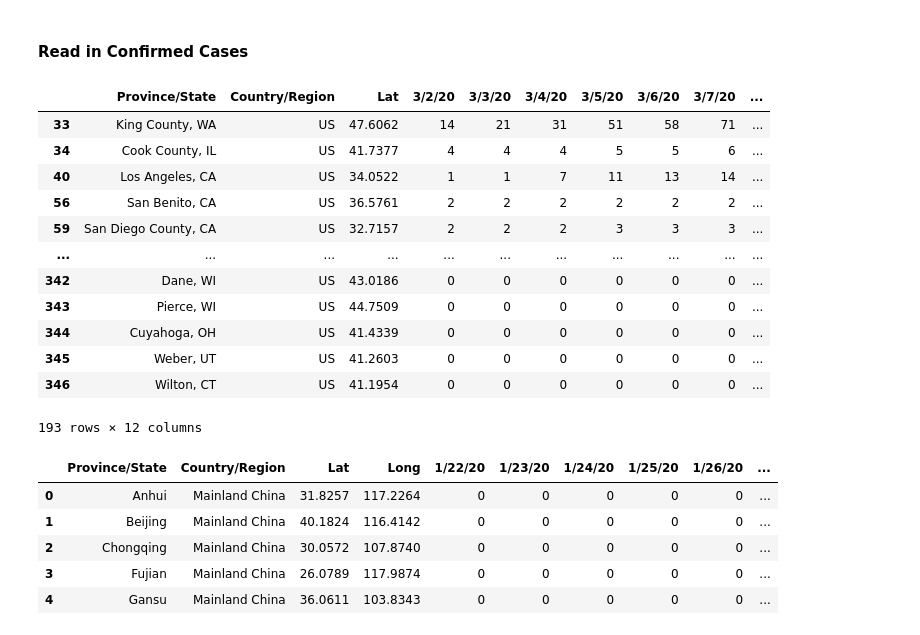
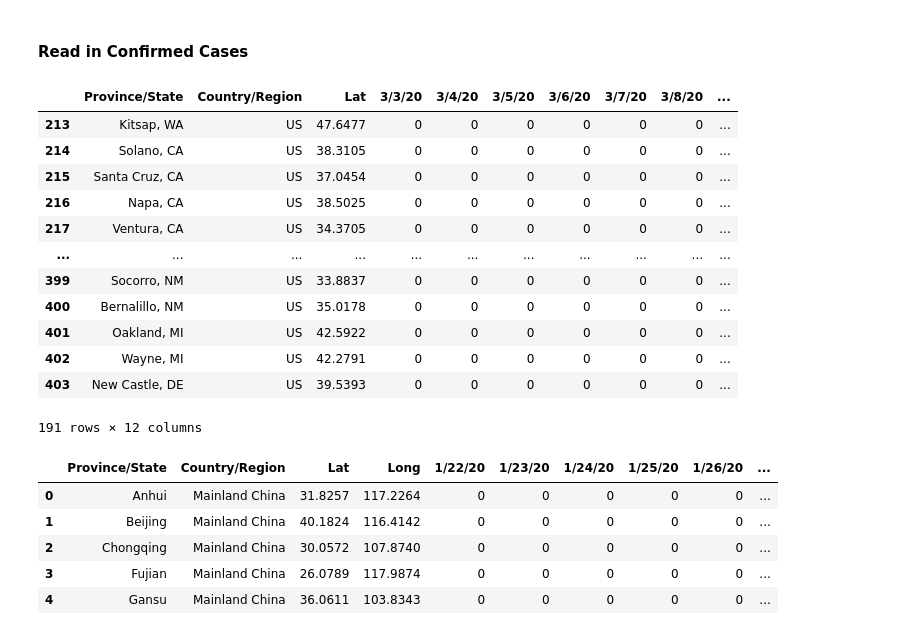
Before and after one commit to mchirico/COVID-19, a Jupyter notebook: COVID_19.ipynb, the cells around one changed output. Cells and saved outputs as stored; diff of their text form; code cells hidden in the pictures.

```diff
--- a/COVID_19.ipynb
+++ b/COVID_19.ipynb
@@ -68,27 +85,29 @@ except:
 # %%
 url='https://raw.githubusercontent.com/CSSEGISandData/COVID-19/master/csse_covid_19_data/csse_covid_19_time_series/time_series_19-covid-Confirmed.csv'
 d=pd.read_csv(url)
 d.head()
 
 
-d[d['Country/Region']=='US']
+c = d[(d['Country/Region']=='US') & (d['Province/State'].str.contains(','))]
 cols = d.columns[0:3].tolist() + d.columns[-9::].tolist()
 
-d[d['Country/Region']=='US'][cols]
+t = c[cols]
+t
+#t.diff(axis=1)
 # %% [output]
-|  | Province/State | Country/Region | Lat | 3/2/20 | 3/3/20 | 3/4/20 | 3/5/20 | 3/6/20 | 3/7/20 | ... |
-| 33 | King County, WA | US | 47.6062 | 14 | 21 | 31 | 51 | 58 | 71 | ... |
-| 34 | Cook County, IL | US | 41.7377 | 4 | 4 | 4 | 5 | 5 | 6 | ... |
-| 40 | Los Angeles, CA | US | 34.0522 | 1 | 1 | 7 | 11 | 13 | 14 | ... |
-| 56 | San Benito, CA | US | 36.5761 | 2 | 2 | 2 | 2 | 2 | 2 | ... |
-| 59 | San Diego County, CA | US | 32.7157 | 2 | 2 | 2 | 3 | 3 | 3 | ... |
+|  | Province/State | Country/Region | Lat | 3/3/20 | 3/4/20 | 3/5/20 | 3/6/20 | 3/7/20 | 3/8/20 | ... |
+| 213 | Kitsap, WA | US | 47.6477 | 0 | 0 | 0 | 0 | 0 | 0 | ... |
+| 214 | Solano, CA | US | 38.3105 | 0 | 0 | 0 | 0 | 0 | 0 | ... |
+| 215 | Santa Cruz, CA | US | 37.0454 | 0 | 0 | 0 | 0 | 0 | 0 | ... |
+| 216 | Napa, CA | US | 38.5025 | 0 | 0 | 0 | 0 | 0 | 0 | ... |
+| 217 | Ventura, CA | US | 34.3705 | 0 | 0 | 0 | 0 | 0 | 0 | ... |
 | ... | ... | ... | ... | ... | ... | ... | ... | ... | ... | ... |
-| 342 | Dane, WI | US | 43.0186 | 0 | 0 | 0 | 0 | 0 | 0 | ... |
-| 343 | Pierce, WI | US | 44.7509 | 0 | 0 | 0 | 0 | 0 | 0 | ... |
-| 344 | Cuyahoga, OH | US | 41.4339 | 0 | 0 | 0 | 0 | 0 | 0 | ... |
-| 345 | Weber, UT | US | 41.2603 | 0 | 0 | 0 | 0 | 0 | 0 | ... |
-| 346 | Wilton, CT | US | 41.1954 | 0 | 0 | 0 | 0 | 0 | 0 | ... |
+| 399 | Socorro, NM | US | 33.8837 | 0 | 0 | 0 | 0 | 0 | 0 | ... |
+| 400 | Bernalillo, NM | US | 35.0178 | 0 | 0 | 0 | 0 | 0 | 0 | ... |
+| 401 | Oakland, MI | US | 42.5922 | 0 | 0 | 0 | 0 | 0 | 0 | ... |
+| 402 | Wayne, MI | US | 42.2791 | 0 | 0 | 0 | 0 | 0 | 0 | ... |
+| 403 | New Castle, DE | US | 39.5393 | 0 | 0 | 0 | 0 | 0 | 0 | ... |
-193 rows × 12 columns
+191 rows × 12 columns
 # %%
 # Deaths
 url='https://raw.githubusercontent.com/CSSEGISandData/COVID-19/master/csse_covid_19_data/csse_covid_19_time_series/time_series_19-covid-Deaths.csv'
```
Also changed, not shown: parts of 1 cell of this notebook.
